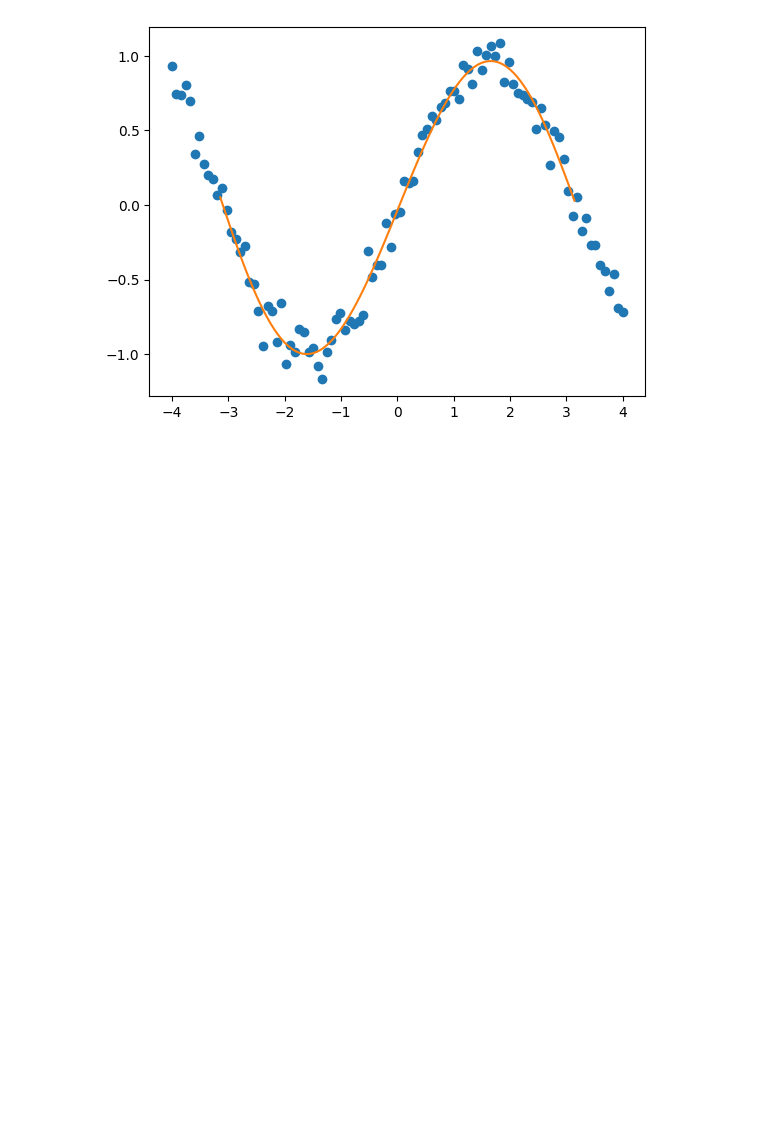
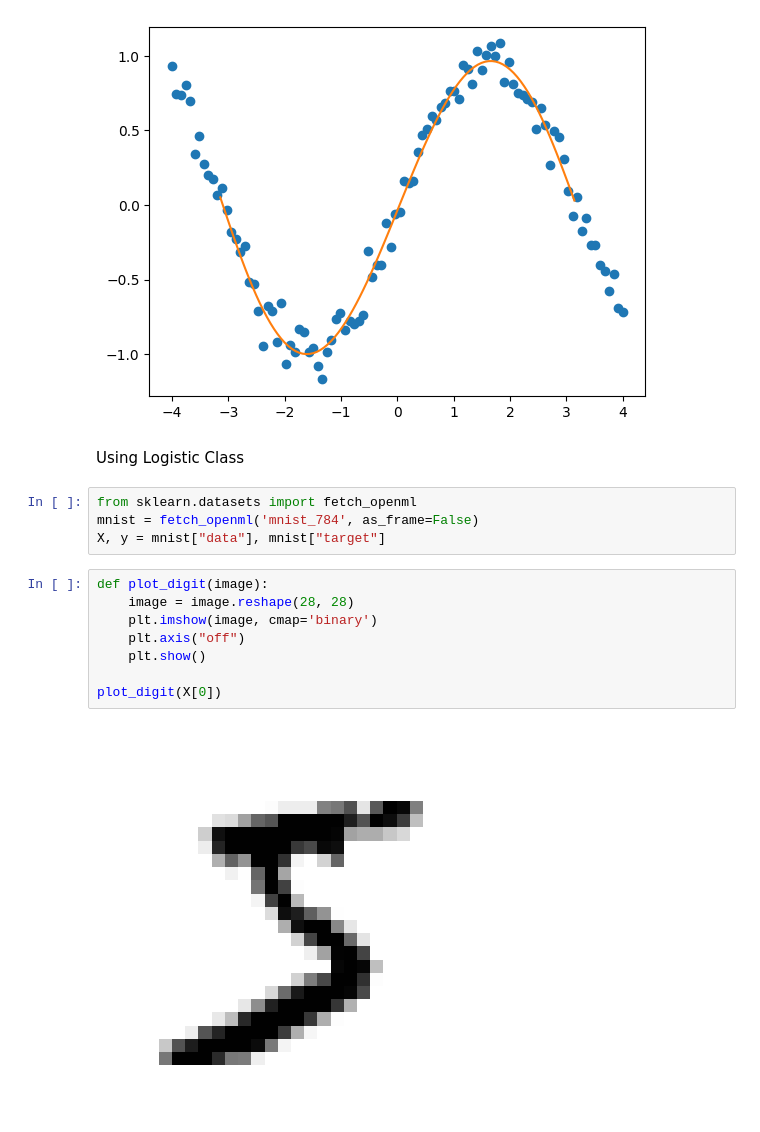
Before and after one commit to cherifseye/CogniCraft, a Jupyter notebook: LinearModels/examples.ipynb, the cells around one changed output. Cells and saved outputs as stored; diff of their text form; blank space fills up the shorter version.

```diff
--- a/LinearModels/examples.ipynb
+++ b/LinearModels/examples.ipynb
@@ -116,3 +116,19 @@ Coefficients: [[-3.66288352e-02]
  [ 4.07404267e-03]]
 [<matplotlib.lines.Line2D at 0x...>]
 [figure]
+# %% [markdown]
+Using Logistic Class
+# %%
+from sklearn.datasets import fetch_openml
+mnist = fetch_openml('mnist_784', as_frame=False)
+X, y = mnist["data"], mnist["target"]
+# %%
+def plot_digit(image):
+    image = image.reshape(28, 28)
+    plt.imshow(image, cmap='binary')
+    plt.axis("off")
+    plt.show()
+
+plot_digit(X[0])
+# %% [output]
+[figure, added]
```
Also changed, not shown: parts of 5 cells of this notebook, 1 other file.
